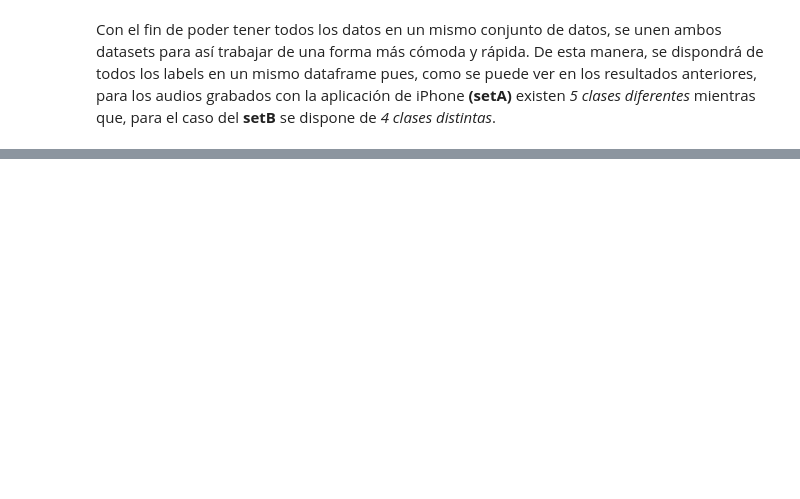
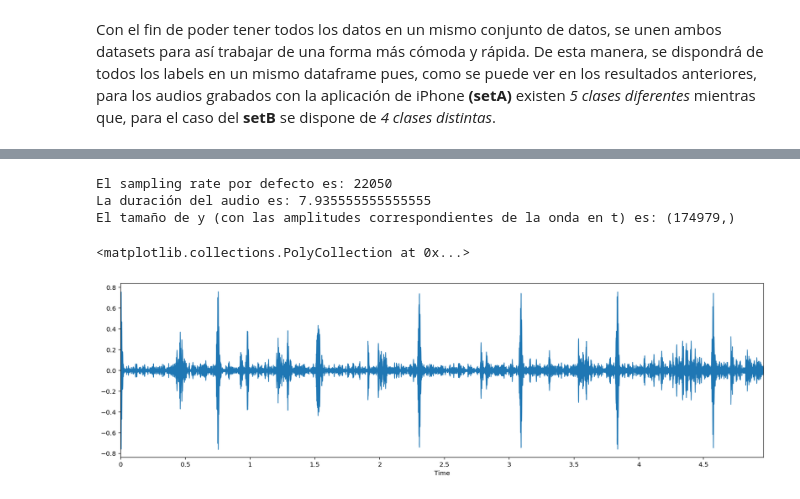
Before and after one commit to lauralucendom/MBD_audio, a Jupyter notebook: audio_analysis.ipynb, the cells around one changed output, grey strips where cells are left out. Drawn from its saved outputs; the diff is of its cells as text; code cells hidden in the pictures; blank space fills up the shorter version.

```diff
--- a/audio_analysis.ipynb
+++ b/audio_analysis.ipynb
@@ -52,0 +115,3 @@ Con el fin de poder tener todos los datos en un mismo conjunto de datos, se unen
+# %%
+audio_normal = 'archive/set_a/normal__201106111136.wav'
+ipd.Audio(audio_normal)
@@ -52,0 +120,16 @@ Con el fin de poder tener todos los datos en un mismo conjunto de datos, se unen
+# %%
+y_normal, sr = librosa.load(audio_normal)
+print('El sampling rate por defecto es: {}'.format(sr))
+dur=librosa.get_duration(y_normal)
+print ('La duración del audio es: {}'.format(dur))
+print('El tamaño de y (con las amplitudes correspondientes de la onda en t) es: {}'.format(y_normal.shape))
+# %% [output]
+El sampling rate por defecto es: 22050
+La duración del audio es: 7.935555555555555
+El tamaño de y (con las amplitudes correspondientes de la onda en t) es: (174979,)
+# %%
+plt.figure(figsize=(18, 5))
+librosa.display.waveplot(y_normal, sr=sr)
+# %% [output]
+<matplotlib.collections.PolyCollection at 0x...>
+[figure, added]
```
Also changed, not shown: parts of 27 cells of this notebook, 1 other file.
